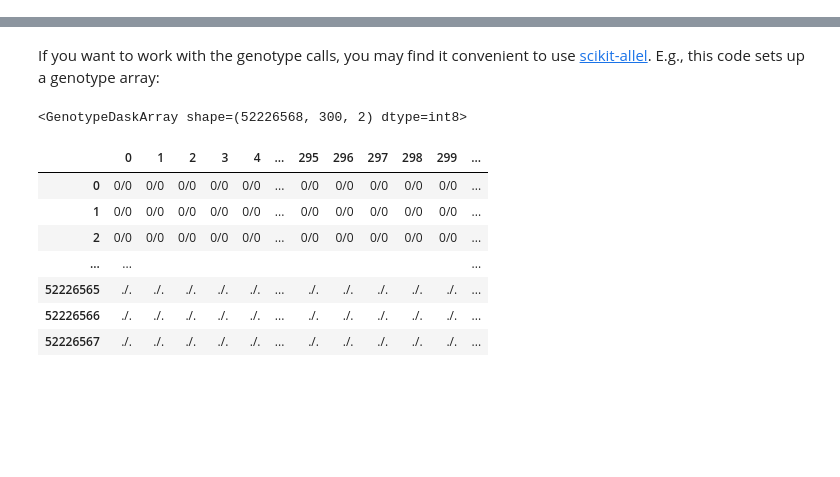
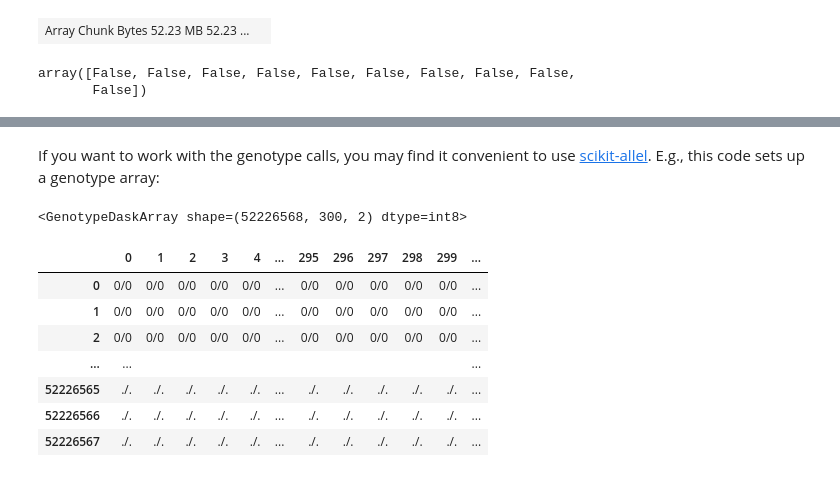
Before and after one commit to malariagen/vector-data, a Jupyter notebook: docs/ag3-snp-cloud-guide.ipynb, the cells around one changed output, grey strips where cells are left out. Saved outputs shown, nothing was run; the diff lists cells and outputs as text; code cells hidden in the pictures; blank space fills up the shorter version.

```diff
--- a/docs/ag3-snp-cloud-guide.ipynb
+++ b/docs/ag3-snp-cloud-guide.ipynb
@@ -267,0 +182,13 @@ print(callset_genotypes.tree())
+# %%
+# access gamb_colu_arab site filters for chromosome arm 3R as a dask array
+filter_pass = ag3.site_filters("3R", mask="gamb_colu_arab")
+filter_pass
+# %% [output]
+| Array Chunk Bytes 52.23 MB 52.23 ... |  |
+# %%
+# read filter values for first 10 SNPs (True means the site passes filters)
+f = filter_pass[:10].compute()
+f
+# %% [output]
+array([False, False, False, False, False, False, False, False, False,
+       False])
```
Also changed, not shown: parts of 101 cells of this notebook.
